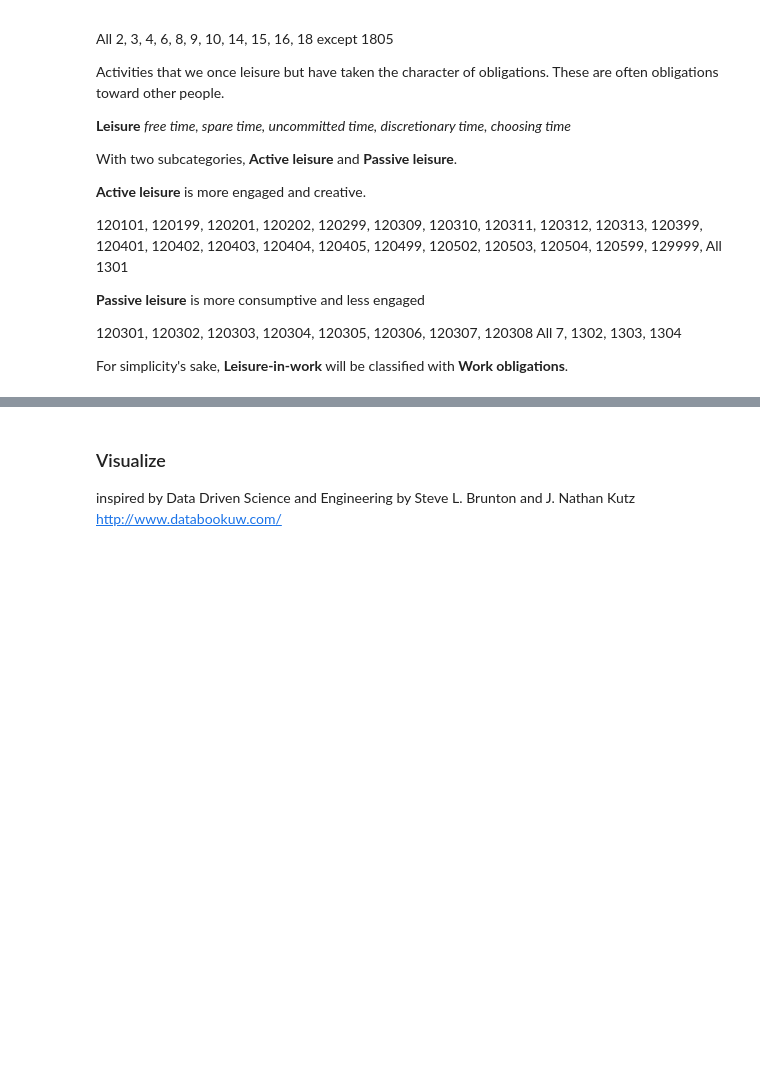
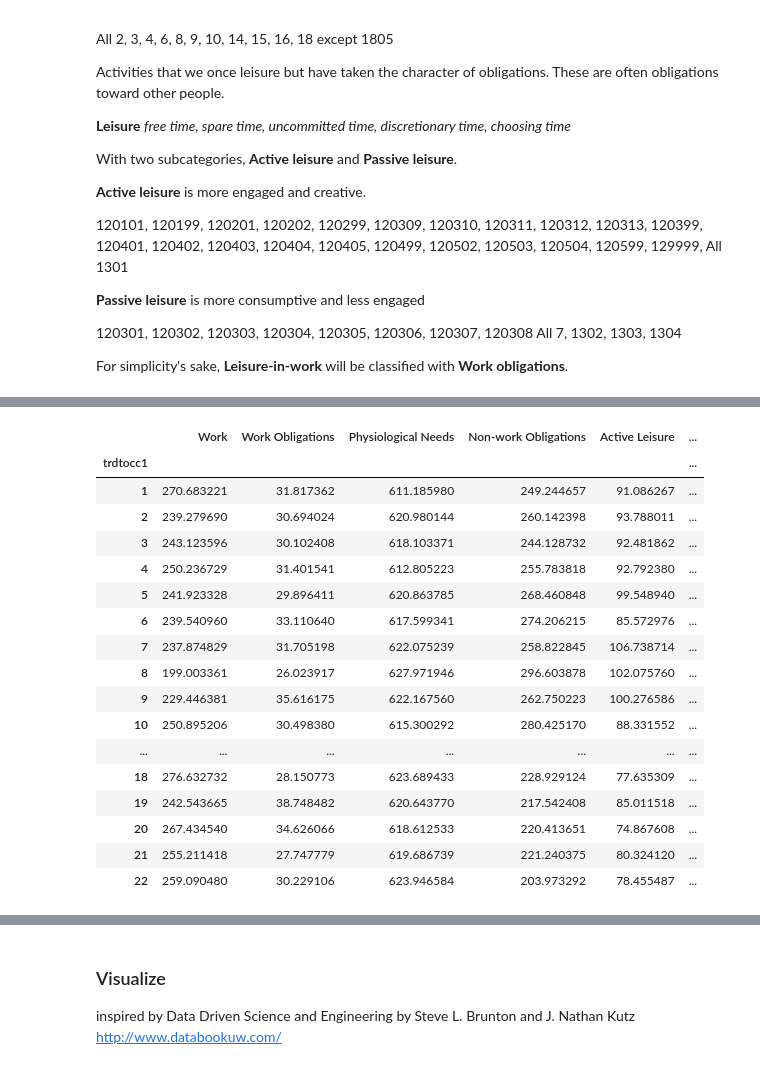
Before and after one commit to matthew-young/data-science-capstone-2021, a Jupyter notebook: notebook/American Time Use Survey Investigation.ipynb, the cells around one changed output, grey strips where cells are left out. Saved outputs shown, nothing was run; the diff lists cells and outputs as text; code cells hidden in the pictures; blank space fills up the shorter version.

```diff
--- a/notebook/American Time Use Survey Investigation.ipynb
+++ b/notebook/American Time Use Survey Investigation.ipynb
@@ -209,0 +215,2 @@ Method for each assess issue
+# %%
+ATUS_resp = ATUS_resp[['tucaseid','trdtocc1']]
@@ -293,0 +239,2 @@ ATUS_data = c.set_index('tucaseid').join(a.set_index('tucaseid'))
+# %%
+ATUS_resp = ATUS_resp.query('trdtocc1 != -1')
@@ -293,0 +269,5 @@ ATUS_data = c.set_index('tucaseid').join(a.set_index('tucaseid'))
+# %%
+#remove non-activity columns
+ATUS_sum = ATUS_sum.drop(columns=ATUS_sum_columns[1:act_start])
+#remove the entry error activity columns (t5#####)
+ATUS_sum = ATUS_sum.drop(columns=ATUS_sum_columns[-7:])
@@ -293,0 +292,2 @@ ATUS_data = c.set_index('tucaseid').join(a.set_index('tucaseid'))
+# %%
+ATUS_data = ATUS_resp.set_index('tucaseid').join(ATUS_sum.set_index('tucaseid'))
@@ -477 +487,22 @@ ATUS_category_data_lite['trdtocc1'].value_counts()
 Name: trdtocc1, dtype: int64
+# %%
+ATUS_category_data.groupby('trdtocc1').mean()
+# %% [output]
+|  | Work | Work Obligations | Physiological Needs | Non-work Obligations | Active Leisure | ... |
+| trdtocc1 |  |  |  |  |  | ... |
+| 1 | 270.683221 | 31.817362 | 611.185980 | 249.244657 | 91.086267 | ... |
+| 2 | 239.279690 | 30.694024 | 620.980144 | 260.142398 | 93.788011 | ... |
+| 3 | 243.123596 | 30.102408 | 618.103371 | 244.128732 | 92.481862 | ... |
+| 4 | 250.236729 | 31.401541 | 612.805223 | 255.783818 | 92.792380 | ... |
+| 5 | 241.923328 | 29.896411 | 620.863785 | 268.460848 | 99.548940 | ... |
+| 6 | 239.540960 | 33.110640 | 617.599341 | 274.206215 | 85.572976 | ... |
+| 7 | 237.874829 | 31.705198 | 622.075239 | 258.822845 | 106.738714 | ... |
+| 8 | 199.003361 | 26.023917 | 627.971946 | 296.603878 | 102.075760 | ... |
+| 9 | 229.446381 | 35.616175 | 622.167560 | 262.750223 | 100.276586 | ... |
+| 10 | 250.895206 | 30.498380 | 615.300292 | 280.425170 | 88.331552 | ... |
+| ... | ... | ... | ... | ... | ... | ... |
+| 18 | 276.632732 | 28.150773 | 623.689433 | 228.929124 | 77.635309 | ... |
+| 19 | 242.543665 | 38.748482 | 620.643770 | 217.542408 | 85.011518 | ... |
+| 20 | 267.434540 | 34.626066 | 618.612533 | 220.413651 | 74.867608 | ... |
+| 21 | 255.211418 | 27.747779 | 619.686739 | 221.240375 | 80.324120 | ... |
+| 22 | 259.090480 | 30.229106 | 623.946584 | 203.973292 | 78.455487 | ... |
```
Also changed, not shown: parts of 96 cells of this notebook.
